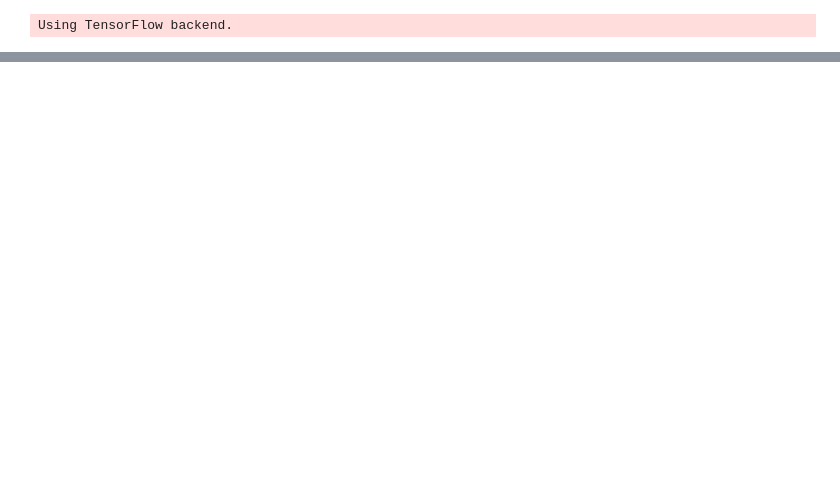
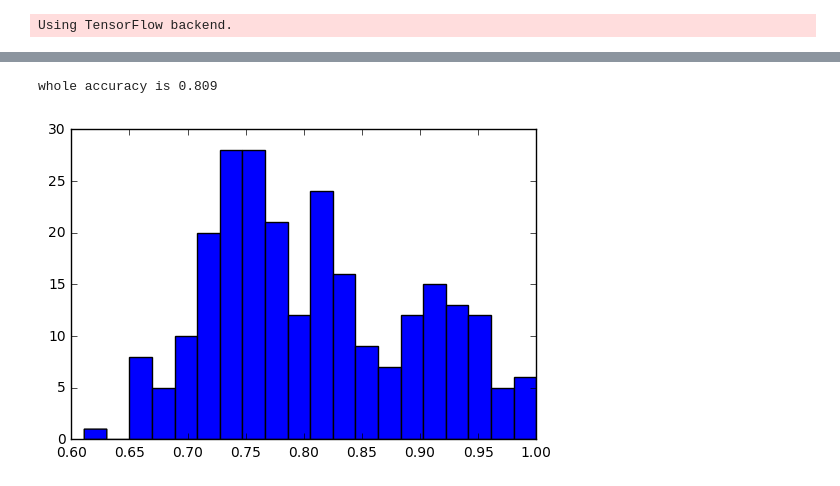
Before and after one commit to sablet/algo_trade, a Jupyter notebook: notebooks/inference.ipynb, the cells around one changed output, grey strips where cells are left out. Saved outputs shown, nothing was run; the diff lists cells and outputs as text; code cells hidden in the pictures; blank space fills up the shorter version.

Commit message:
refactor plot func & add linear model

```diff
--- a/notebooks/inference.ipynb
+++ b/notebooks/inference.ipynb
@@ -52,0 +21,4 @@ whole profit ration is 1.01
+# %%
+features, labels, terms = preprocess.panel2get_batch(panel, term_dict)
+linear = analysis.LinearModel(features, labels, terms)
+linear.inference()
@@ -52,0 +43,5 @@ whole profit ration is 1.01
+# %%
+linear.plot_direction_accuracy(data_key='valid')
+# %% [output]
+whole accuracy is 0.809
+[figure, added]
```
Also changed, not shown: parts of 10 cells of this notebook, 1 other file.
